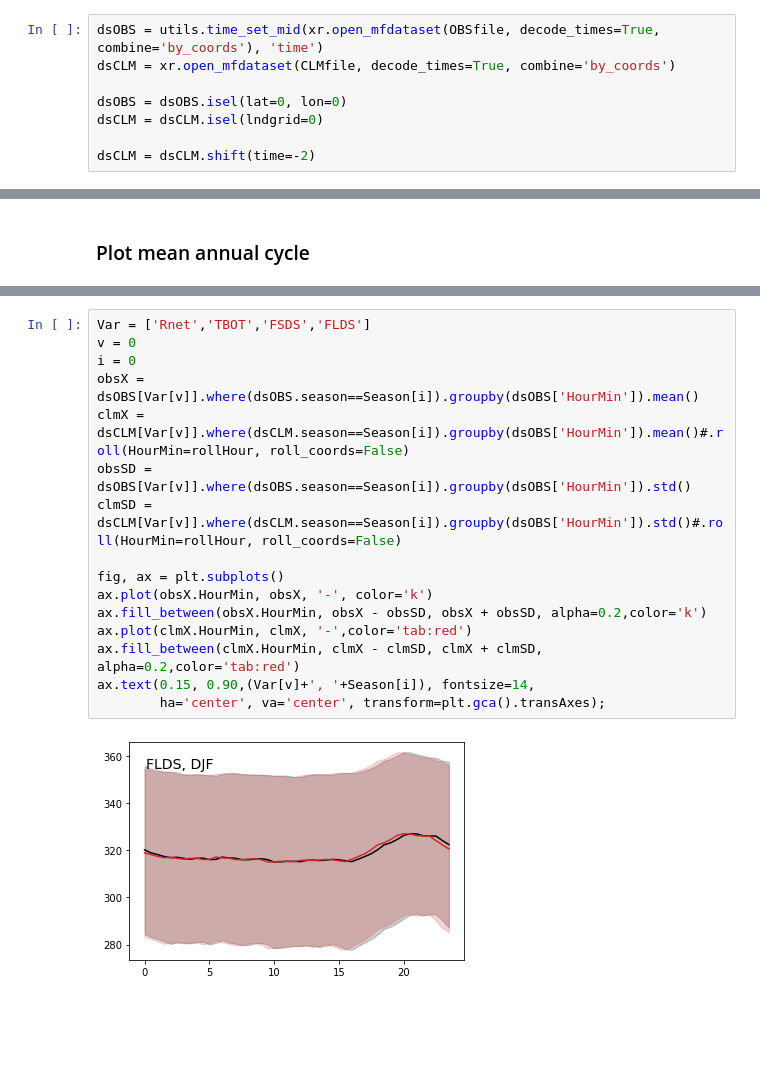
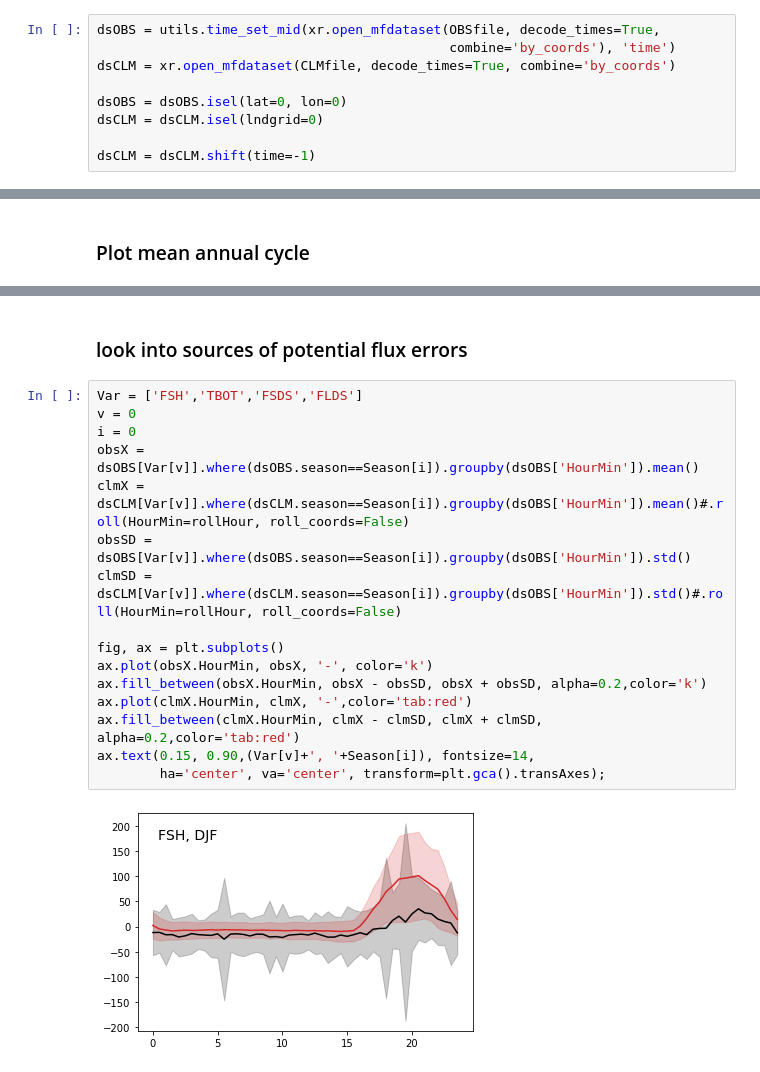
Before and after one commit to wwieder/ctsm_py, a Jupyter notebook: notebooks/ptCLM_NEON.ipynb, the cells around one changed output, grey strips where cells are left out. Drawn from its saved outputs; the diff is of its cells as text; blank space fills up the shorter version.

Commit message:
minor plotting improvements

```diff
--- a/notebooks/ptCLM_NEON.ipynb
+++ b/notebooks/ptCLM_NEON.ipynb
@@ -49,11 +50,12 @@ CLMfile
 # %%
-dsOBS = utils.time_set_mid(xr.open_mfdataset(OBSfile, decode_times=True, combine='by_coords'), 'time')
+dsOBS = utils.time_set_mid(xr.open_mfdataset(OBSfile, decode_times=True,
+                                             combine='by_coords'), 'time')
 dsCLM = xr.open_mfdataset(CLMfile, decode_times=True, combine='by_coords')
 
 dsOBS = dsOBS.isel(lat=0, lon=0)
 dsCLM = dsCLM.isel(lndgrid=0)
 
-dsCLM = dsCLM.shift(time=-2)
+dsCLM = dsCLM.shift(time=-1)
 # %%
 # create new variables to subset data
 dsOBS['month']  = dsOBS['time.month']
@@ -275,21 +263,23 @@ Data variables:
+# %% [markdown]
+### look into sources of potential flux errors
 # %%
-Var = ['Rnet','TBOT','FSDS','FLDS']
+Var = ['FSH','TBOT','FSDS','FLDS']
 v = 0
 i = 0
 obsX = dsOBS[Var[v]].where(dsOBS.season==Season[i]).groupby(dsOBS['HourMin']).mean()
 clmX = dsCLM[Var[v]].where(dsCLM.season==Season[i]).groupby(dsOBS['HourMin']).mean()#.roll(HourMin=rollHour, roll_coords=False)
 obsSD = dsOBS[Var[v]].where(dsOBS.season==Season[i]).groupby(dsOBS['HourMin']).std()
 clmSD = dsCLM[Var[v]].where(dsCLM.season==Season[i]).groupby(dsOBS['HourMin']).std()#.roll(HourMin=rollHour, roll_coords=False)
 
 fig, ax = plt.subplots()
 ax.plot(obsX.HourMin, obsX, '-', color='k')
 ax.fill_between(obsX.HourMin, obsX - obsSD, obsX + obsSD, alpha=0.2,color='k')
 ax.plot(clmX.HourMin, clmX, '-',color='tab:red')
 ax.fill_between(clmX.HourMin, clmX - clmSD, clmX + clmSD, alpha=0.2,color='tab:red')
 ax.text(0.15, 0.90,(Var[v]+', '+Season[i]), fontsize=14,
         ha='center', va='center', transform=plt.gca().transAxes);
 # %% [output]
-[figure, old version]
+[figure, new version]
 # %%
 # This is really slow, not sure why.
 fig, axs = plt.subplots(len(Var), len(Season),
```
Also changed, not shown: parts of 10 cells of this notebook.
